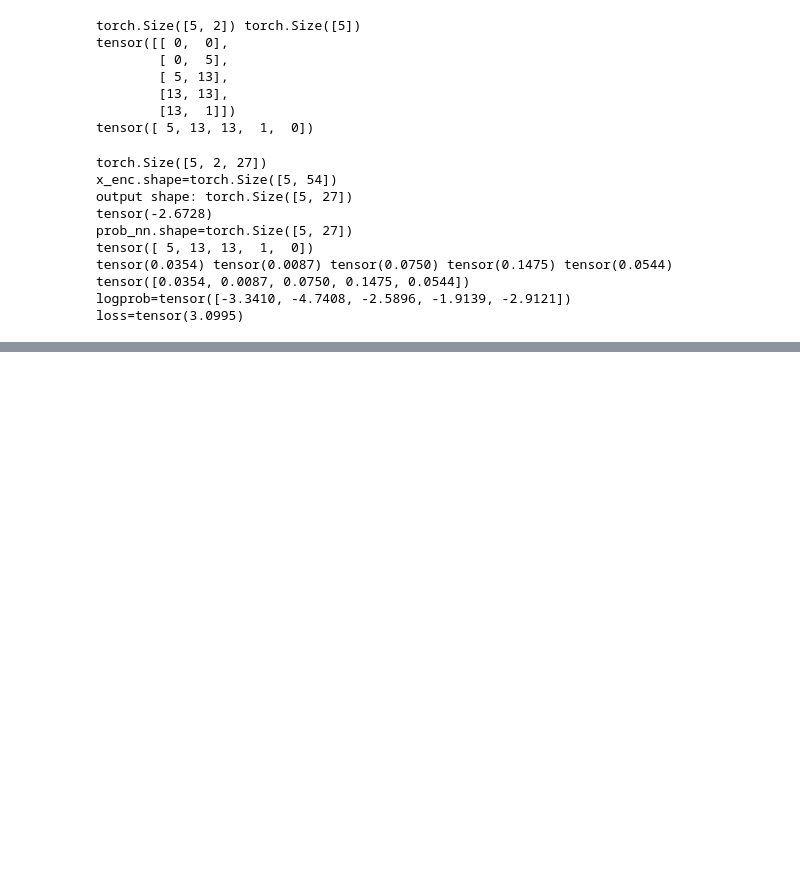
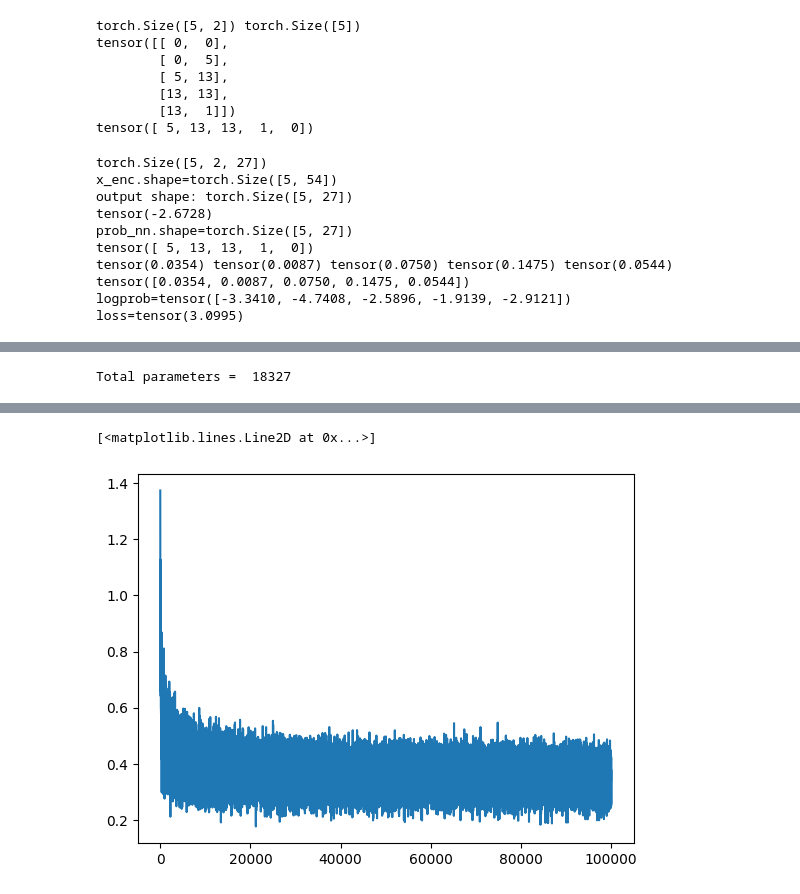
Before and after one commit to aabs7/Robot-Learning, a Jupyter notebook: llm/trigram.ipynb, the cells around one changed output, grey strips where cells are left out. Cells and saved outputs as stored; diff of their text form; code cells hidden in the pictures; blank space fills up the shorter version.

```diff
--- a/llm/trigram.ipynb
+++ b/llm/trigram.ipynb
@@ -345,0 +440,30 @@ imrasbmakjscdgdrsmmatblkshbajckdmtbrkkabttjczlfrbbilujakrcsaddmlsjmdhzdslbakjeam
+# %%
+# Now lets add a non-linear layer (lets do tanh)
+
+class Tanh(object):
+    def __call__(self, input):
+        self.out = torch.tanh(input)
+        return self.out
+    def parameters(self):
+        return []
+
+layers_w_nl = [
+    Linear(54, 100), Tanh(),
+    Linear(100, 100), Tanh(),
+    Linear(100, 27)
+]
+parameters_nl = [p for layer in layers_w_nl for p in layer.parameters()]
+print("Total parameters = ", sum(p.nelement() for p in parameters))
+
+# lets make sure that the use grad is true for all parameters.
+for p in parameters_nl:
+    p.requires_grad_(True)
+
+# Now train like before
+all_loss = train(x_enc, y, layers_w_nl, parameters_nl, epochs=100000, lr=0.1)
+# %% [output]
+Total parameters =  18327
+# %%
+print(f'Average last 10 loss: {sum(all_loss[:10])/10:.2f}')
+plt.plot(all_loss)
+# %% [output]
@@ -345,0 +471,2 @@ imrasbmakjscdgdrsmmatblkshbajckdmtbrkkabttjczlfrbbilujakrcsaddmlsjmdhzdslbakjeam
+[<matplotlib.lines.Line2D at 0x...>]
+[figure, added]
```
Also changed, not shown: parts of 19 cells of this notebook.
